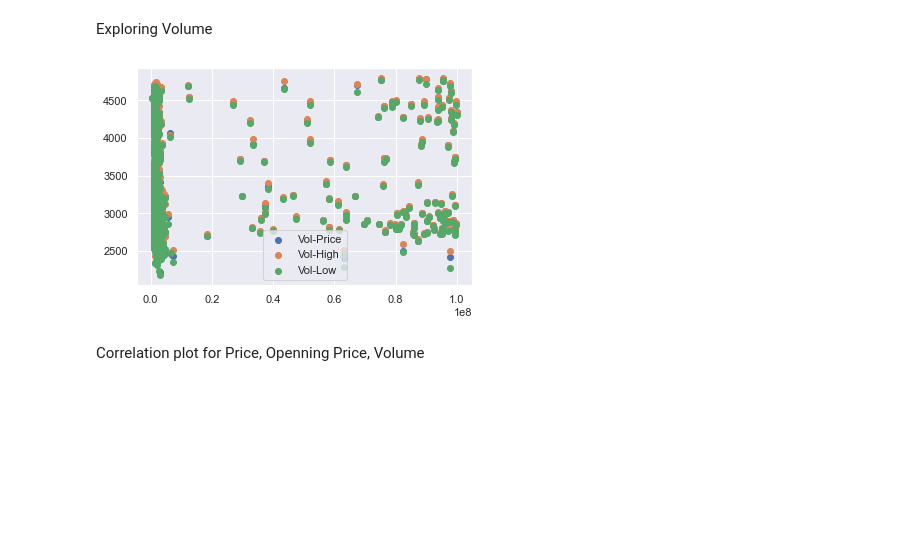
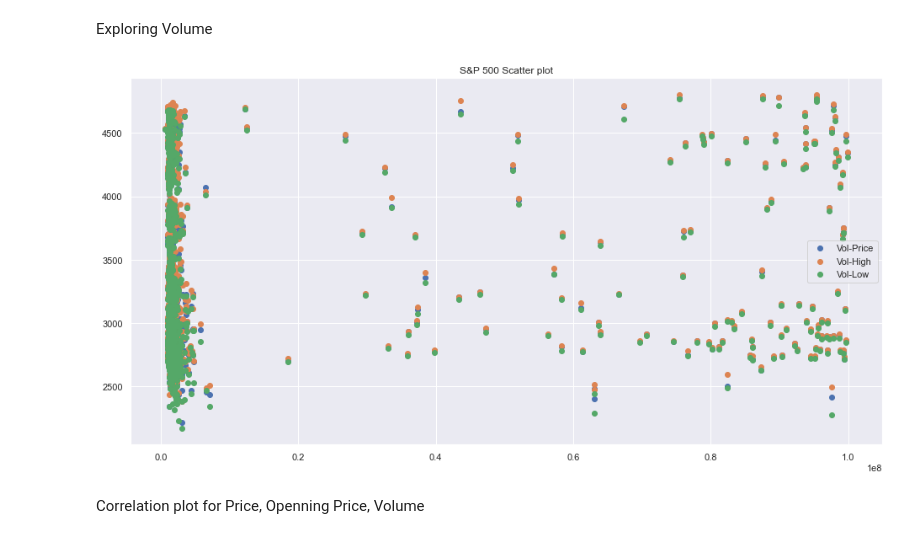
Before and after one commit to dukebao/Bitcoin-and-S-P-500-data-analysis, a Jupyter notebook: EDA_snp500.ipynb, the cells around one changed output. Drawn from its saved outputs; the diff is of its cells as text; code cells hidden in the pictures; blank space fills up the shorter version.

```diff
--- a/EDA.ipynb
+++ b/EDA_snp500.ipynb
@@ -257,16 +260,17 @@ plt.show()
 # %% [markdown]
 Exploring Volume
 # %%
-# plt.
+plt.figure(figsize=(16,8))
+plt.title('S&P 500 Scatter plot')
 plt.scatter(df['Vol.'], df.Price)
 plt.scatter(df['Vol.'], df.High)
 plt.scatter(df['Vol.'], df.Low)
 plt.legend(['Vol-Price', 'Vol-High', 'Vol-Low'])
 plt.show()
 
 # --> There are no relationship between Vol with Price, High, and Low
 # %% [output]
-[figure, old version]
+[figure, new version]
 # %% [markdown]
 Correlation plot for Price, Openning Price, Volume
 # %%
```
Also changed, not shown: parts of 4 cells of this notebook, 1 other file.
